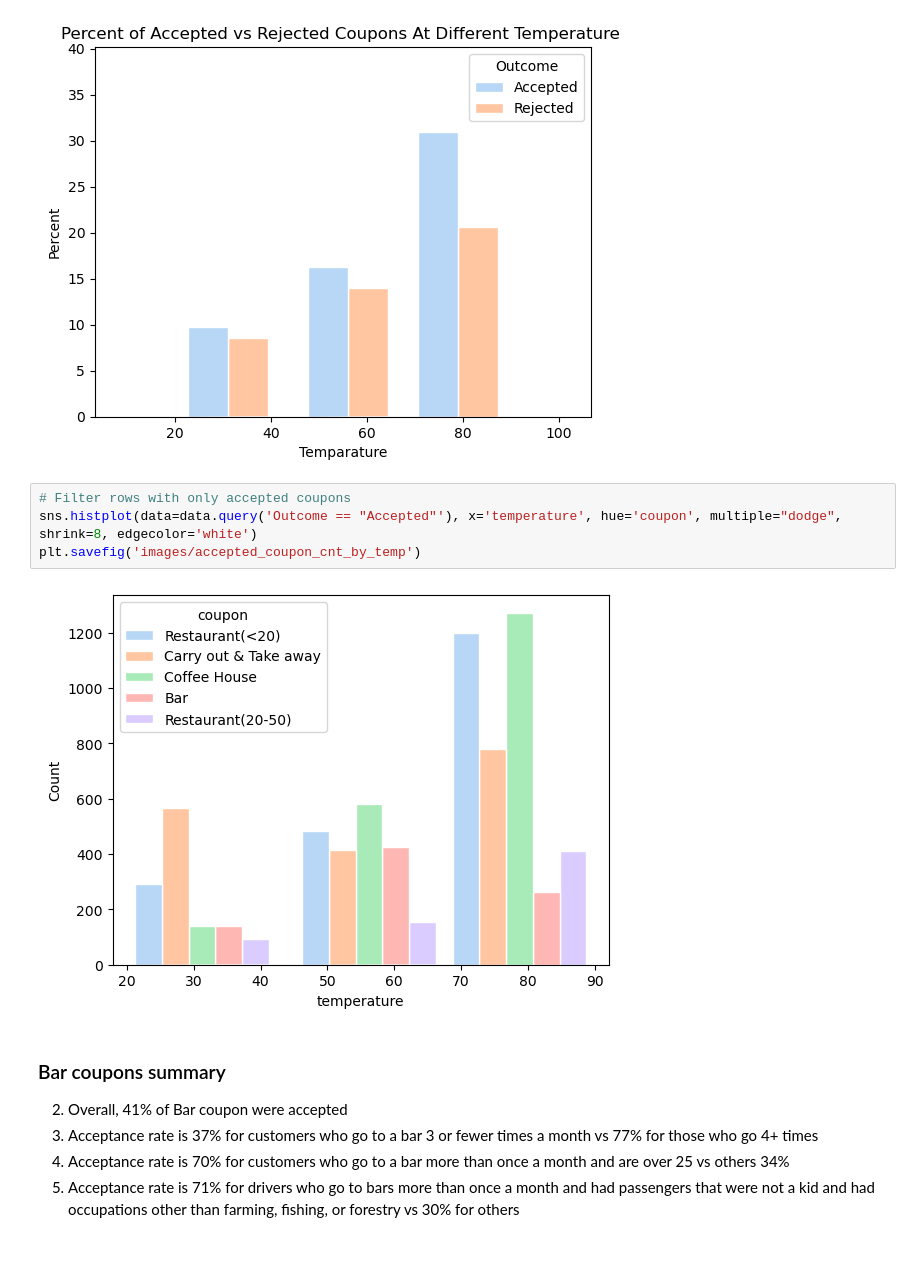
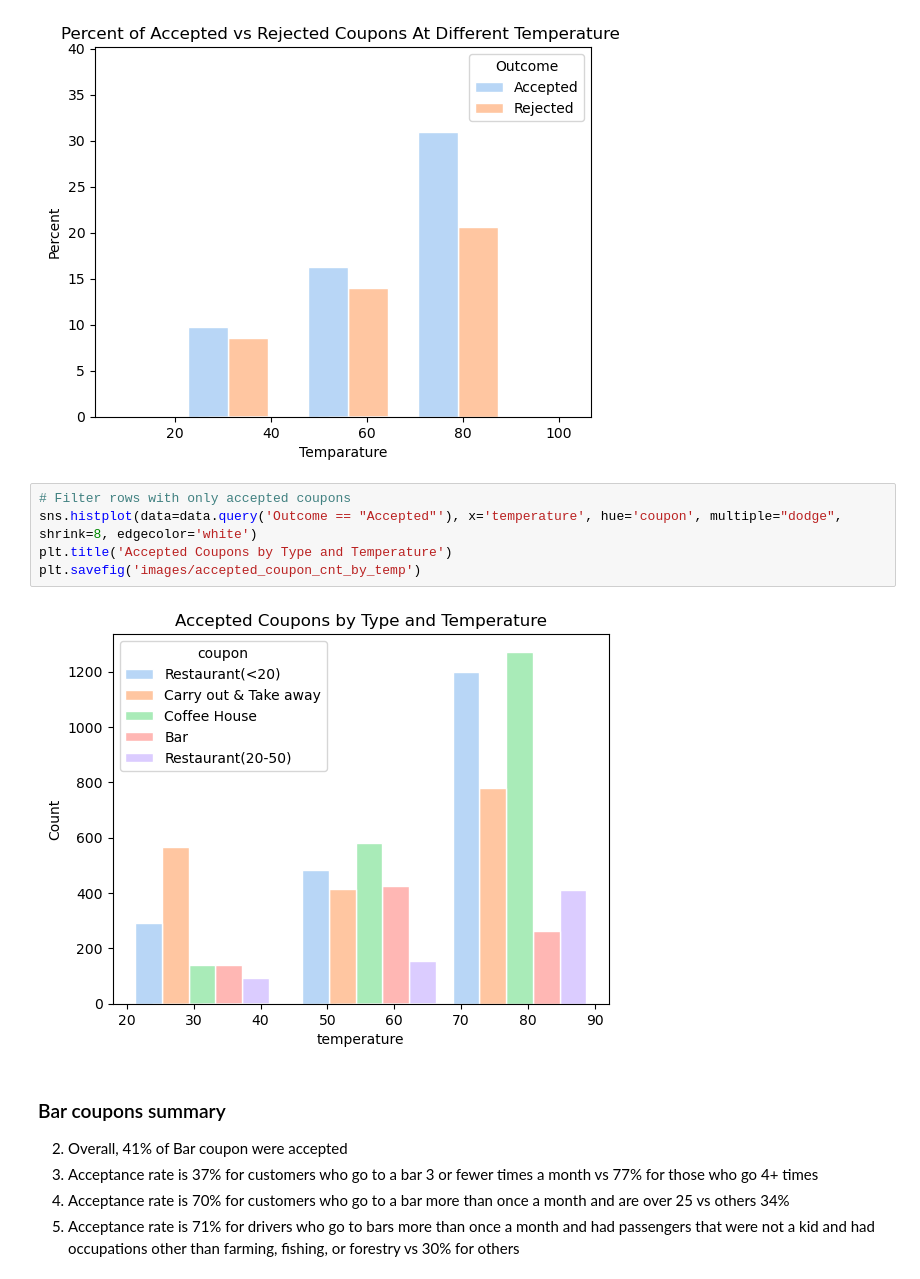
Before and after one commit to jullylau/UCB_Amazon_Coupon, a Jupyter notebook: assignment_5_1_JL.ipynb, the cells around one changed output. Drawn from its saved outputs; the diff is of its cells as text; blank space fills up the shorter version.

```diff
--- a/assignment_5_1_JL.ipynb
+++ b/assignment_5_1_JL.ipynb
@@ -234,9 +234,10 @@ plt.savefig('images/coupon_pct_by_temp')
 # %%
 # Filter rows with only accepted coupons
 sns.histplot(data=data.query('Outcome == "Accepted"'), x='temperature', hue='coupon', multiple="dodge", shrink=8, edgecolor='white')
+plt.title('Accepted Coupons by Type and Temperature')
 plt.savefig('images/accepted_coupon_cnt_by_temp')
 # %% [output]
-[figure, old version]
+[figure, new version]
 # %% [markdown]
 ### Bar coupons summary
 2. Overall, 41% of Bar coupon were accepted
```
Also changed, not shown: 2 other files.
